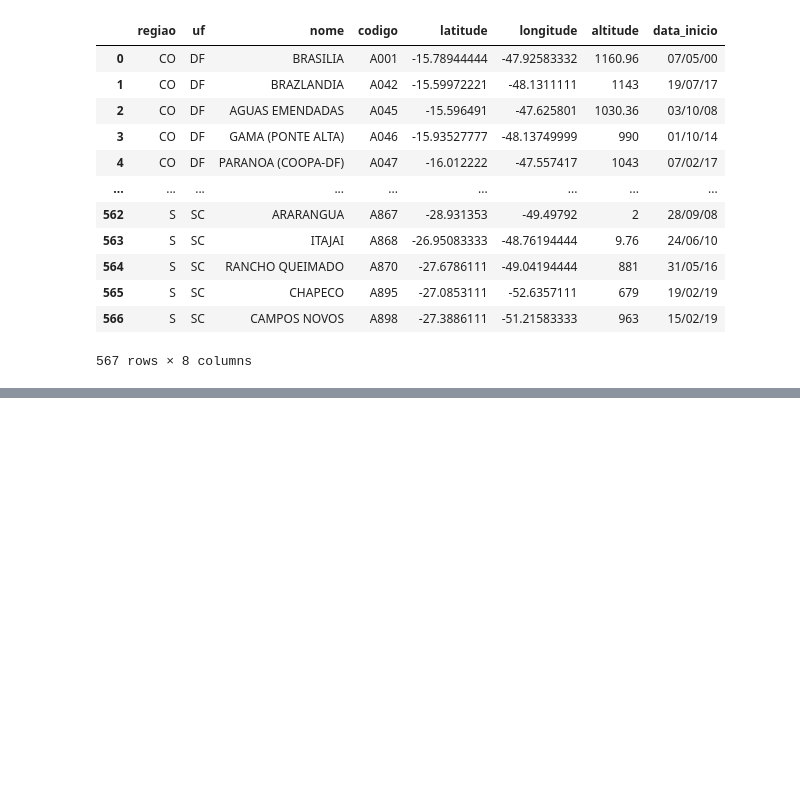
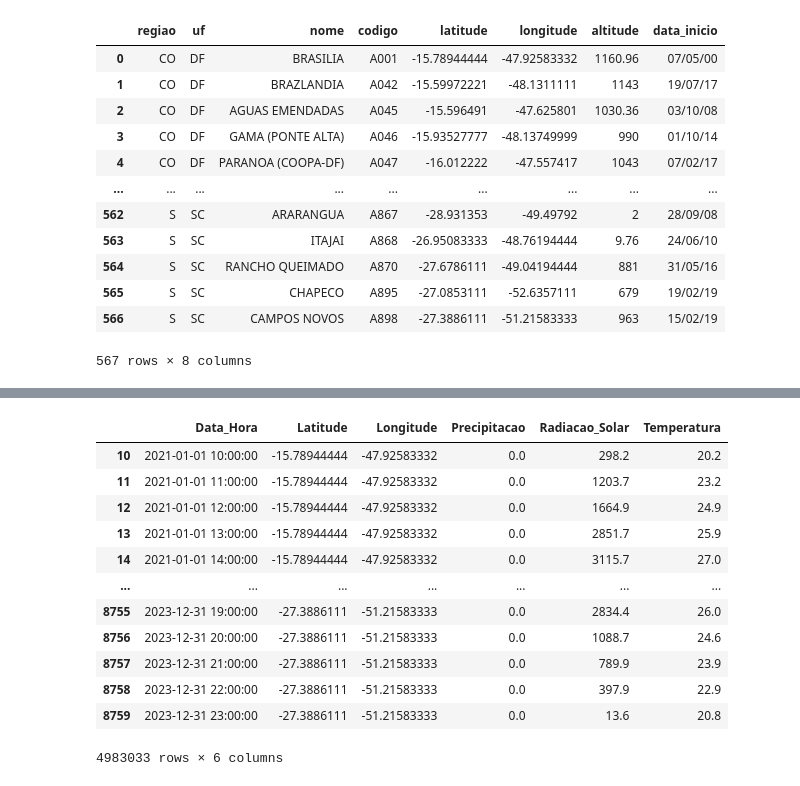
Before and after one commit to matthewz5/Impact-Burned-Brazilian-Agribusiness-Stocks, a Jupyter notebook: data-inmet.ipynb, the cells around one changed output, grey strips where cells are left out. Drawn from its saved outputs; the diff is of its cells as text; code cells hidden in the pictures; blank space fills up the shorter version.

```diff
--- a/data-inmet.ipynb
+++ b/data-inmet.ipynb
@@ -121,0 +171,23 @@ display(data_stations_2023)
+# %%
+df_data_stations = pd.DataFrame({'Data_Hora': df_data_stations['Data_Hora'],
+                                 'Latitude': df_data_stations['latitude'],
+                                 'Longitude': df_data_stations['longitude'],
+                                 'Precipitacao': df_data_stations['PRECIPITAÇÃO TOTAL, HORÁRIO (mm)'],
+                                 'Radiacao_Solar': df_data_stations['RADIACAO GLOBAL (Kj/m²)'],
+                                 'Temperatura': df_data_stations['TEMPERATURA DO AR - BULBO SECO, HORARIA (°C)']})
+# %%
+display(df_data_stations)
+# %% [output]
+|  | Data_Hora | Latitude | Longitude | Precipitacao | Radiacao_Solar | Temperatura |
+| 10 | 2021-01-01 10:00:00 | -15.78944444 | -47.92583332 | 0.0 | 298.2 | 20.2 |
+| 11 | 2021-01-01 11:00:00 | -15.78944444 | -47.92583332 | 0.0 | 1203.7 | 23.2 |
+| 12 | 2021-01-01 12:00:00 | -15.78944444 | -47.92583332 | 0.0 | 1664.9 | 24.9 |
+| 13 | 2021-01-01 13:00:00 | -15.78944444 | -47.92583332 | 0.0 | 2851.7 | 25.9 |
+| 14 | 2021-01-01 14:00:00 | -15.78944444 | -47.92583332 | 0.0 | 3115.7 | 27.0 |
+| ... | ... | ... | ... | ... | ... | ... |
+| 8755 | 2023-12-31 19:00:00 | -27.3886111 | -51.21583333 | 0.0 | 2834.4 | 26.0 |
+| 8756 | 2023-12-31 20:00:00 | -27.3886111 | -51.21583333 | 0.0 | 1088.7 | 24.6 |
+| 8757 | 2023-12-31 21:00:00 | -27.3886111 | -51.21583333 | 0.0 | 789.9 | 23.9 |
+| 8758 | 2023-12-31 22:00:00 | -27.3886111 | -51.21583333 | 0.0 | 397.9 | 22.9 |
+| 8759 | 2023-12-31 23:00:00 | -27.3886111 | -51.21583333 | 0.0 | 13.6 | 20.8 |
+4983033 rows × 6 columns
```
Also changed, not shown: parts of 8 cells of this notebook, 8 other files.
